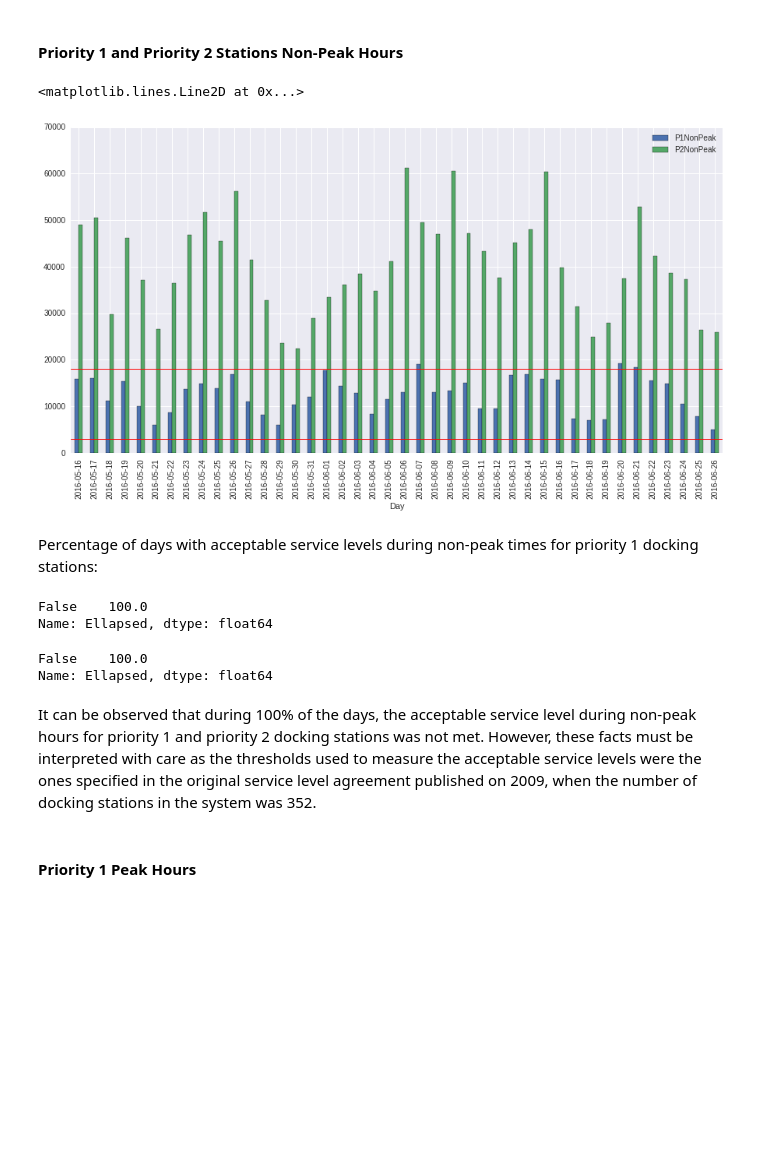
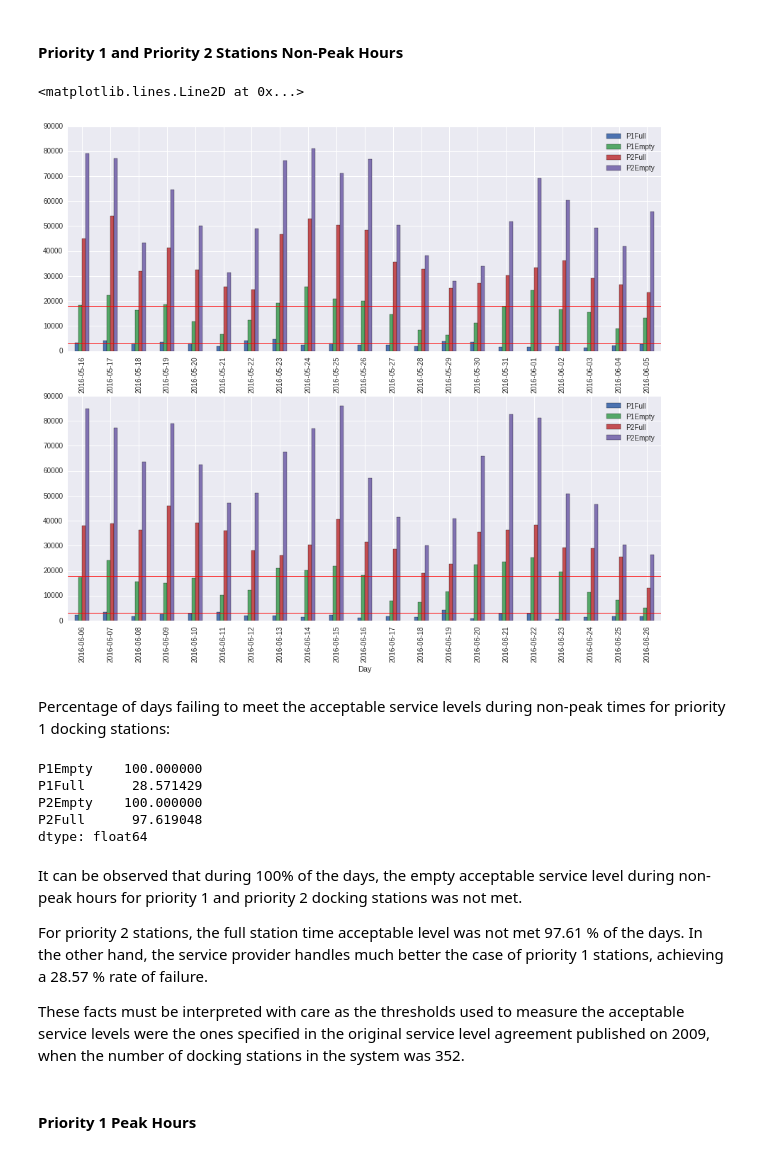
Before and after one commit to ibrahim85/spts-uoe, a Jupyter notebook: Untitled.ipynb, the cells around one changed output. Drawn from its saved outputs; the diff is of its cells as text; code cells hidden in the pictures; blank space fills up the shorter version.

Commit message:
accumulated empty and full minutes per station

```diff
--- a/Untitled.ipynb
+++ b/Untitled.ipynb
@@ -74,6 +94,11 @@ empty_periods = get_ellapsed_time(empty_entries, by='PeriodId')
 empty_periods = add_station_info(empty_periods, stations, ['Priority', 'Id'])
 empty_periods['Day'] = empty_periods['Period'].apply(lambda x: get_period_day(x))
 empty_periods['PeakHours'] = empty_periods['Period'].apply(lambda x: is_peaktime(x)[1])
+
+full_periods = get_ellapsed_time(full_entries, by='PeriodId')
+full_periods = add_station_info(full_periods, stations, ['Priority', 'Id'])
+full_periods['Day'] = full_periods['Period'].apply(lambda x: get_period_day(x))
+full_periods['PeakHours'] = full_periods['Period'].apply(lambda x: is_peaktime(x)[1])
 # %%
 empty_periods[['Id','Period','Ellapsed','Priority','Day','PeakHours']].sample(5)
 # %% [output]
@@ -88,2 +122,3 @@ empty_periods[['Id','Period','Ellapsed','Priority','Day','PeakHours']].sample(5)
 # %%
 pi24_results = empty_periods.groupby(['Day', 'Priority', 'PeakHours']).sum()
+pi25_results = full_periods.groupby(['Day', 'Priority', 'PeakHours']).sum()
@@ -93,32 +202,51 @@ pi24_results = empty_periods.groupby(['Day', 'Priority', 'PeakHours']).sum()
 p1_non_peak_threshold = 3000
 p2_non_peak_threshold = 18000
 # %%
-p1_non_peak = pi24_results.xs((1.0, 'NON_PEAK'), level=('Priority', 'PeakHours'))
-p2_non_peak = pi24_results.xs((2.0, 'NON_PEAK'), level=('Priority', 'PeakHours'))
+empty_p1_non_peak = pi24_results.xs((1.0, 'NON_PEAK'), level=('Priority', 'PeakHours'))
+empty_p2_non_peak = pi24_results.xs((2.0, 'NON_PEAK'), level=('Priority', 'PeakHours'))
+
+full_p1_non_peak = pi25_results.xs((1.0, 'NON_PEAK'), level=('Priority', 'PeakHours'))
+full_p2_non_peak = pi25_results.xs((2.0, 'NON_PEAK'), level=('Priority', 'PeakHours'))
 # %%
-non_peak = pd.concat([p1_non_peak, p2_non_peak], axis=1)
-non_peak.columns = ['P1NonPeak', 'P2NonPeak']
+non_peak = pd.concat([full_p1_non_peak, empty_p1_non_peak, full_p2_non_peak, empty_p2_non_peak], axis=1)
+non_peak.columns = ['P1Full', 'P1Empty', 'P2Full', 'P2Empty']
 # %%
-ax = non_peak.plot(kind='bar')
+split_idx = len(non_peak) / 2
+fig, axes = plt.subplots(nrows=2, ncols=1, figsize=(15.0,12.5))
+
+ax = non_peak[:split_idx].plot(kind='bar', ax=axes[0])
 ax.axhline(y=p1_non_peak_threshold, linewidth=1, color='r')
 ax.axhline(y=p2_non_peak_threshold, linewidth=1, color='r')
+
+ax = non_peak[split_idx:].plot(kind='bar', ax=axes[1])
+ax.axhline(y=p1_non_peak_threshold, linewidth=1, color='r')
+ax.axhline(y=p2_non_peak_threshold, linewidth=1, color='r')
 # %% [output]
 <matplotlib.lines.Line2D at 0x...>
-[figure, old version]
+[figure, new version]
 # %% [markdown]
-Percentage of days with acceptable service levels during non-peak times for priority 1 docking stations:
+Percentage of days failing to meet the acceptable service levels during non-peak times for priority 1 docking stations:
-# %%
-(p1_non_peak.Ellapsed <=p1_non_peak_threshold).value_counts() / len(p1_non_peak) * 100
-# %% [output]
-False    100.0
-Name: Ellapsed, dtype: float64
-# %%
-(p2_non_peak.Ellapsed <=p2_non_peak_threshold).value_counts() / len(p2_non_peak) * 100
-# %% [output]
-False    100.0
-Name: Ellapsed, dtype: float64
+# %%
+failure = pd.concat([full_p1_non_peak >= p1_non_peak_threshold,
+                      empty_p1_non_peak >= p1_non_peak_threshold,
+                      full_p2_non_peak >= p2_non_peak_threshold,
+                      empty_p2_non_peak >= p2_non_peak_threshold], axis=1)
+
+failure.columns = ['P1Full', 'P1Empty', 'P2Full', 'P2Empty']
+
+failure.stack().groupby(level=1).aggregate(lambda x: list(x)).apply(lambda x: (float(x.count(True)) / len(x)) * 100)
+# %% [output]
+P1Empty    100.000000
+P1Full      28.571429
+P2Empty    100.000000
+P2Full      97.619048
+dtype: float64
 # %% [markdown]
-It can be observed that during 100% of the days, the acceptable service level during non-peak hours for priority 1 and priority 2 docking stations was not met. However, these facts must be interpreted with care as the thresholds used to measure the acceptable service levels were the ones specified in the original service level agreement published on 2009, when the number of docking stations in the system was 352.
+It can be observed that during 100% of the days, the empty acceptable service level during non-peak hours for priority 1 and priority 2 docking stations was not met.
+
+For priority 2 stations, the full station time acceptable level was not met 97.61 % of the days. In the other hand, the service provider handles much better the case of priority 1 stations, achieving a 28.57 % rate of failure.
+
+These facts must be interpreted with care as the thresholds used to measure the acceptable service levels were the ones specified in the original service level agreement published on 2009, when the number of docking stations in the system was 352.
 # %% [markdown]
 #### Priority 1	Peak Hours
 # %%
```
Also changed, not shown: parts of 143 cells of this notebook, 4 other files.
